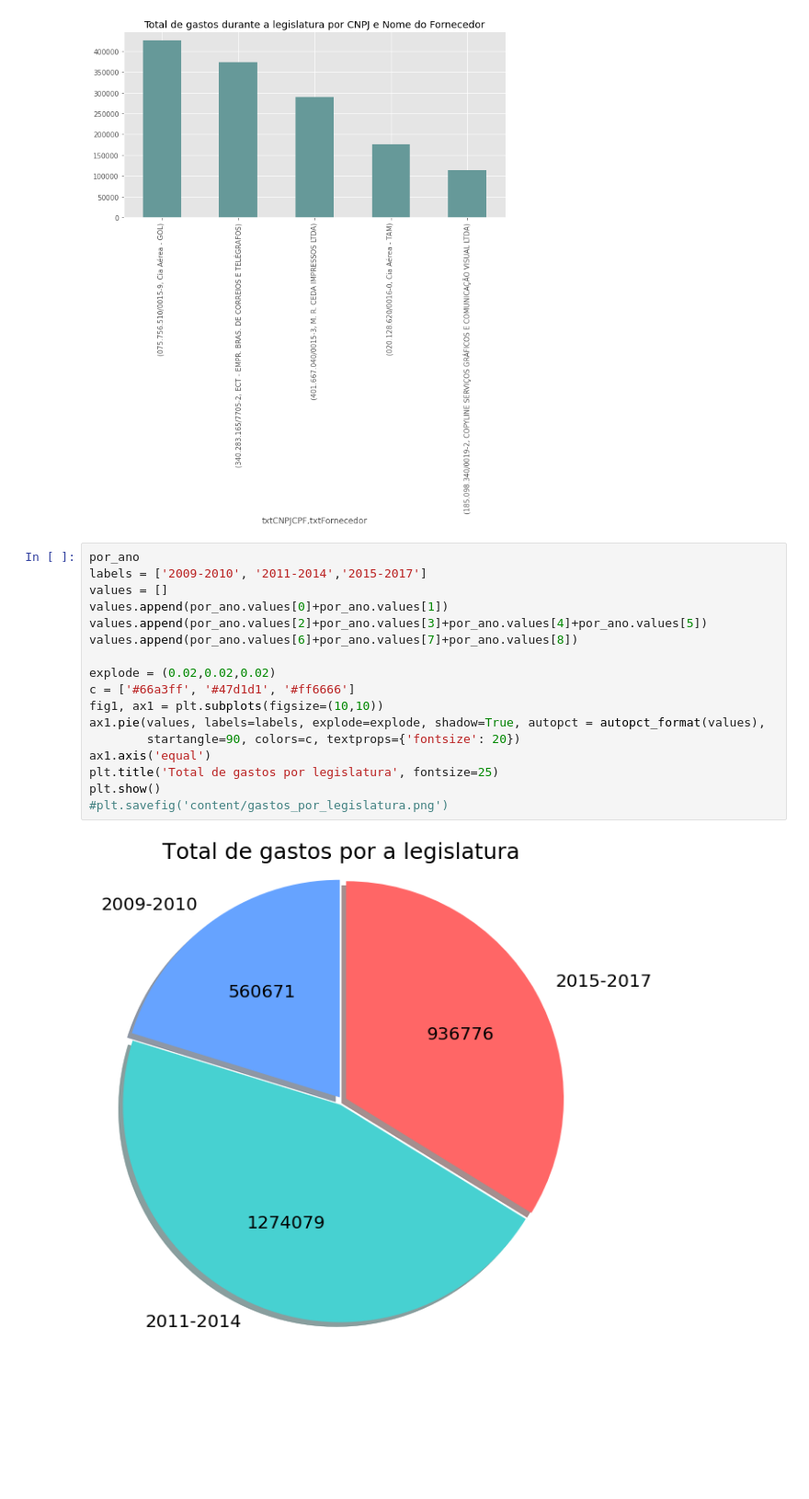
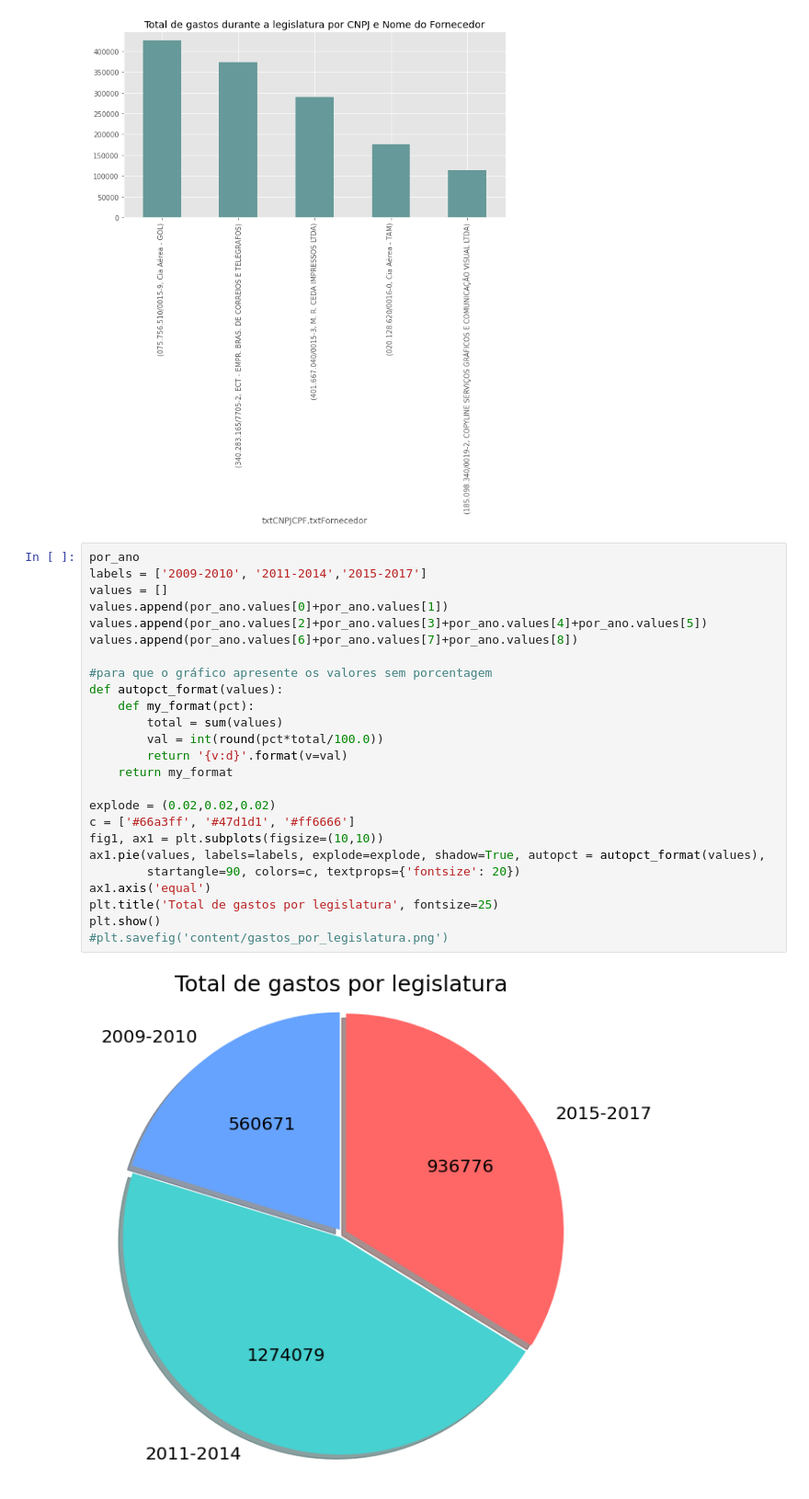
Before and after one commit to alineelima/Analise-JB, a Jupyter notebook: Gastos.ipynb, the cells around one changed output. Shown at 92% size. Cells and saved outputs as stored; diff of their text form; blank space fills up the shorter version.

```diff
--- a/Gastos.ipynb
+++ b/Gastos.ipynb
@@ -83,19 +83,27 @@ plt.xticks(rotation=90)
 # %%
 por_ano
 labels = ['2009-2010', '2011-2014','2015-2017']
 values = []
 values.append(por_ano.values[0]+por_ano.values[1])
 values.append(por_ano.values[2]+por_ano.values[3]+por_ano.values[4]+por_ano.values[5])
 values.append(por_ano.values[6]+por_ano.values[7]+por_ano.values[8])
+
+#para que o gráfico apresente os valores sem porcentagem
+def autopct_format(values):
+    def my_format(pct):
+        total = sum(values)
+        val = int(round(pct*total/100.0))
+        return '{v:d}'.format(v=val)
+    return my_format
 
 explode = (0.02,0.02,0.02)
 c = ['#66a3ff', '#47d1d1', '#ff6666']
 fig1, ax1 = plt.subplots(figsize=(10,10))
 ax1.pie(values, labels=labels, explode=explode, shadow=True, autopct = autopct_format(values),
         startangle=90, colors=c, textprops={'fontsize': 20})
 ax1.axis('equal')
 plt.title('Total de gastos por legislatura', fontsize=25)
 plt.show()
 #plt.savefig('content/gastos_por_legislatura.png')
 # %% [output]
-[figure, old version]
+[figure, new version]
```
Also changed, not shown: parts of 1 cell of this notebook, 6 other files.
